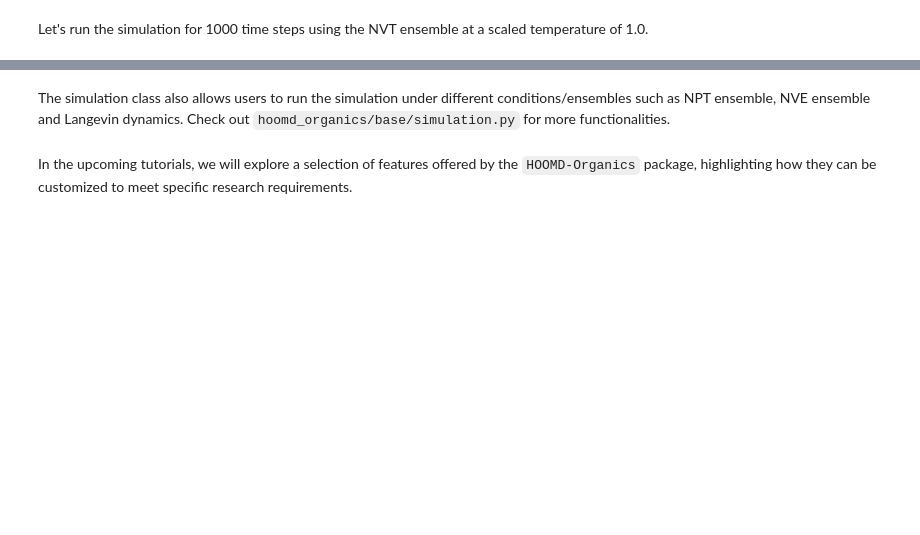
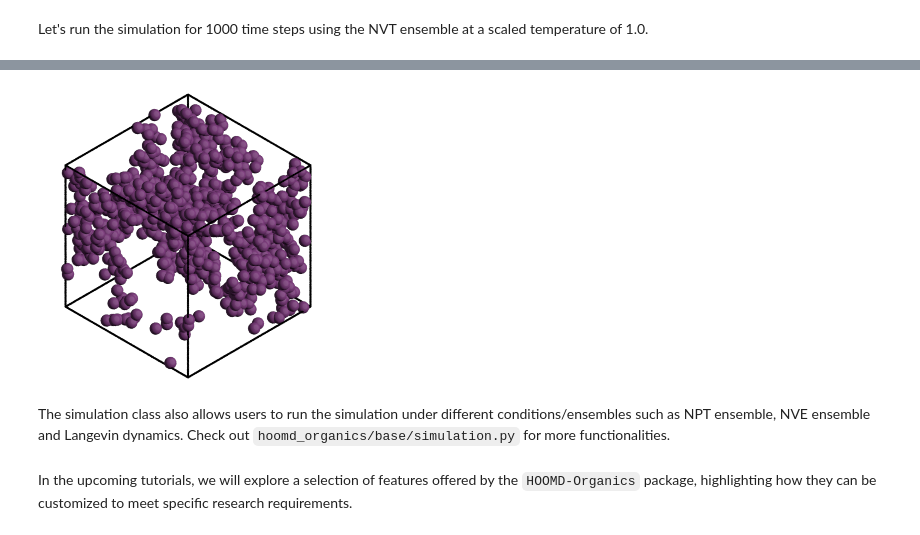
Before and after one commit to cmelab/flowerMD, a Jupyter notebook: tutorials/1-Hoomd-Organics-basics.ipynb, the cells around one changed output, grey strips where cells are left out. Drawn from its saved outputs; the diff is of its cells as text; code cells hidden in the pictures; blank space fills up the shorter version.

```diff
--- a/tutorials/1-Hoomd-Organics-basics.ipynb
+++ b/tutorials/1-Hoomd-Organics-basics.ipynb
@@ -100,3 +166,8 @@ sim.run_NVT(n_steps=1000, kT=1.0, tau_kt=0.01)
+# %%
+sim_visualizer.frame=-1
+sim_visualizer.view()
+# %% [output]
+[figure, added]
 # %% [markdown]
 The simulation class also allows users to run the simulation under different conditions/ensembles such as NPT ensemble, NVE ensemble and Langevin dynamics. Check out `hoomd_organics/base/simulation.py` for more functionalities.
 # %% [markdown]
```
Also changed, not shown: parts of 10 cells of this notebook.
